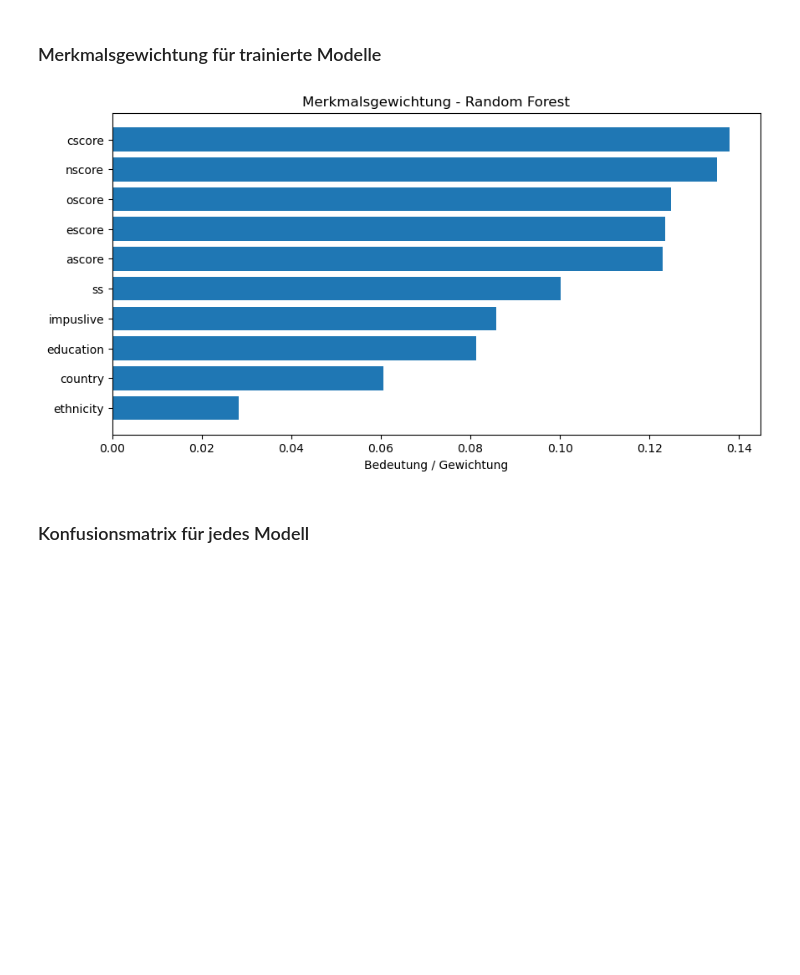
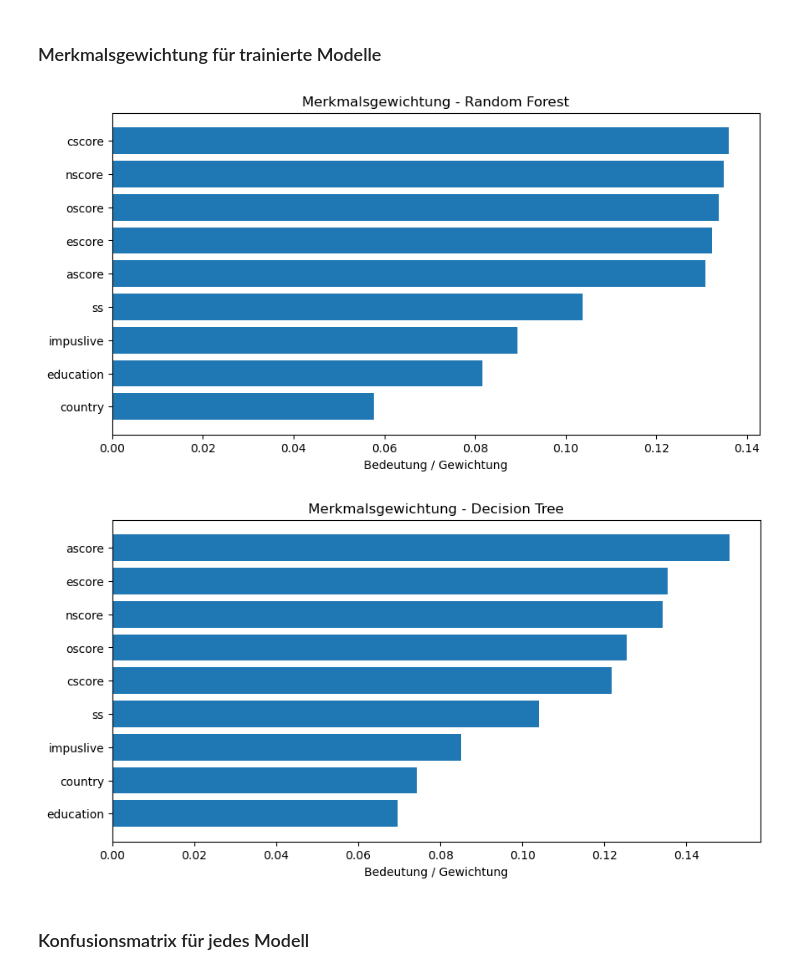
Before and after one commit to Salih-Kelmendi/LuisSalihML, a Jupyter notebook: Drug-Consumption2.ipynb, the cells around one changed output. Drawn from its saved outputs; the diff is of its cells as text; code cells hidden in the pictures; blank space fills up the shorter version.

```diff
--- a/Drug-Consumption2.ipynb
+++ b/Drug-Consumption2.ipynb
@@ -30,6 +27,12 @@ y = dataset.data.targets
 # %% [markdown]
 ### Erste Übersicht der Features und der Zielvariablen
 # %%
+
+X = dataset.data.features
+y = dataset.data.targets
+print(X.head())
+X = dataset.data.features.drop(columns=['age', 'gender', 'ethnicity'], errors='ignore')
+
 print("Übersicht der Merkmale:")
 print(X.head())
 
@@ -285,3 +229,20 @@ Training Logistische Regression für nicotine...
+# %%
+knn_models = {}
+y_pred_knn = {}
+
+for drug in drug_names:
+    knn_model = KNeighborsClassifier(
+        algorithm='auto',
+        leaf_size=20,
+        n_neighbors=11,
+        p=1,
+        weights='distance'
+    )
+
+    knn_model.fit(X_train, y_train[drug])
+
+    y_pred_knn[drug] = knn_model.predict(X_test)
+    knn_models[drug] = knn_model
 # %% [markdown]
 ### SVM Modell
 # %%
@@ -495,33 +391,35 @@ weighted avg       0.26      0.20      0.22       377
 # %% [markdown]
 ### Merkmalsgewichtung für trainierte Modelle
 # %%
+import numpy as np
+import matplotlib.pyplot as plt
+
+# Feature-Namen
 num_features = X_train.shape[1]
 feature_names = X_train.columns.tolist() if hasattr(X_train, "columns") else [f"Merkmal {i}" for i in range(num_features)]
 
 def zeige_feature_importance(modellname, gewichtungen):
-    gewichtungen = np.array(gewichtungen)
-
     if len(gewichtungen) != len(feature_names):
         return
 
     sortierte_indices = np.argsort(gewichtungen)
     plt.figure(figsize=(10, 5))
     plt.title(f"Merkmalsgewichtung - {modellname}")
     plt.barh(range(len(gewichtungen)), gewichtungen[sortierte_indices], align="center")
     plt.yticks(range(len(gewichtungen)), np.array(feature_names)[sortierte_indices])
     plt.xlabel("Bedeutung / Gewichtung")
     plt.show()
 
-if hasattr(logreg_model, "coef_") and logreg_model.coef_.size > 0:
-    zeige_feature_importance("Logistische Regression", np.ravel(logreg_model.coef_))
-
-if hasattr(svm_model, "coef_"):
-    zeige_feature_importance("SVM (Linear)", np.ravel(svm_model.coef_))
-
+# Random Forest
 if hasattr(rf_model, "feature_importances_"):
     zeige_feature_importance("Random Forest", rf_model.feature_importances_)
+
+# Decision Tree
+if hasattr(dt_model, "feature_importances_"):
+    zeige_feature_importance("Decision Tree", dt_model.feature_importances_)
 # %% [output]
-[figure, old version]
+[figure, new version]
+[figure, added]
 # %% [markdown]
 ### Konfusionsmatrix für jedes Modell
 # %%
```
Also changed, not shown: parts of 19 cells of this notebook.
